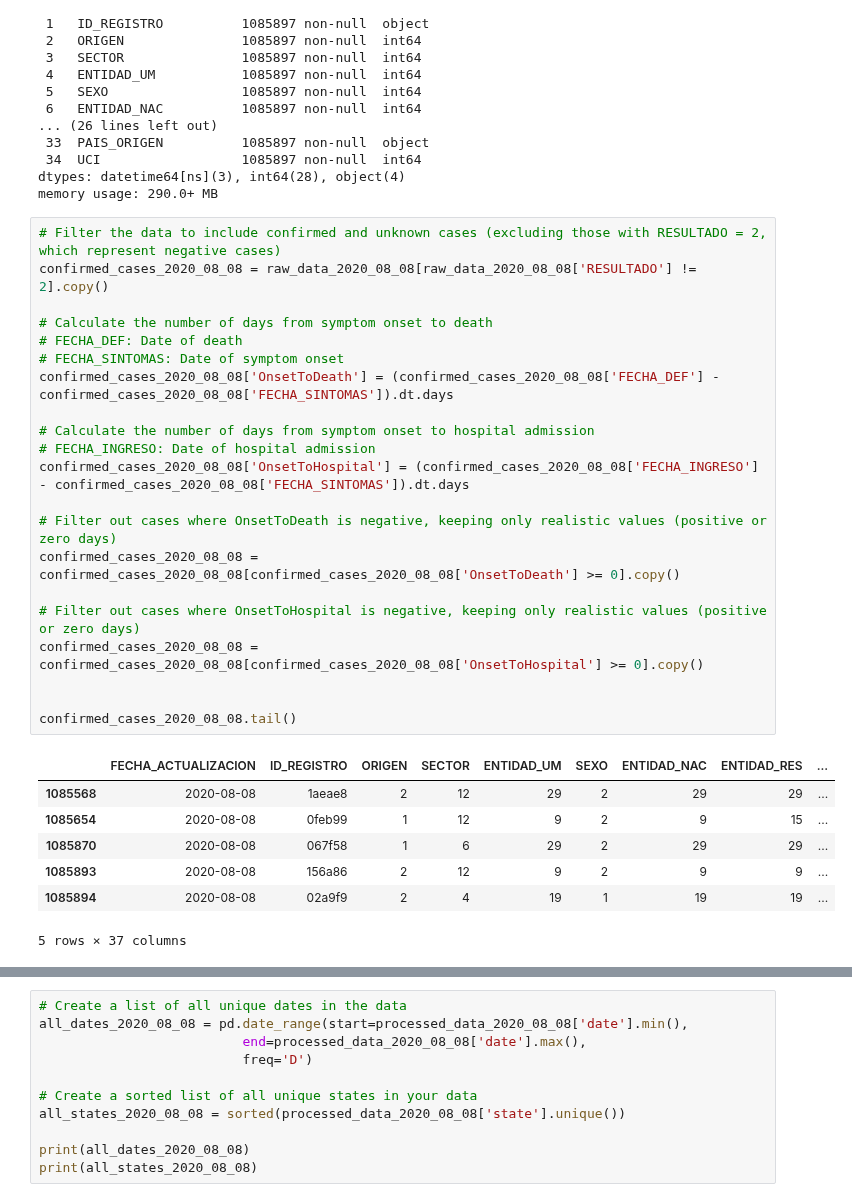
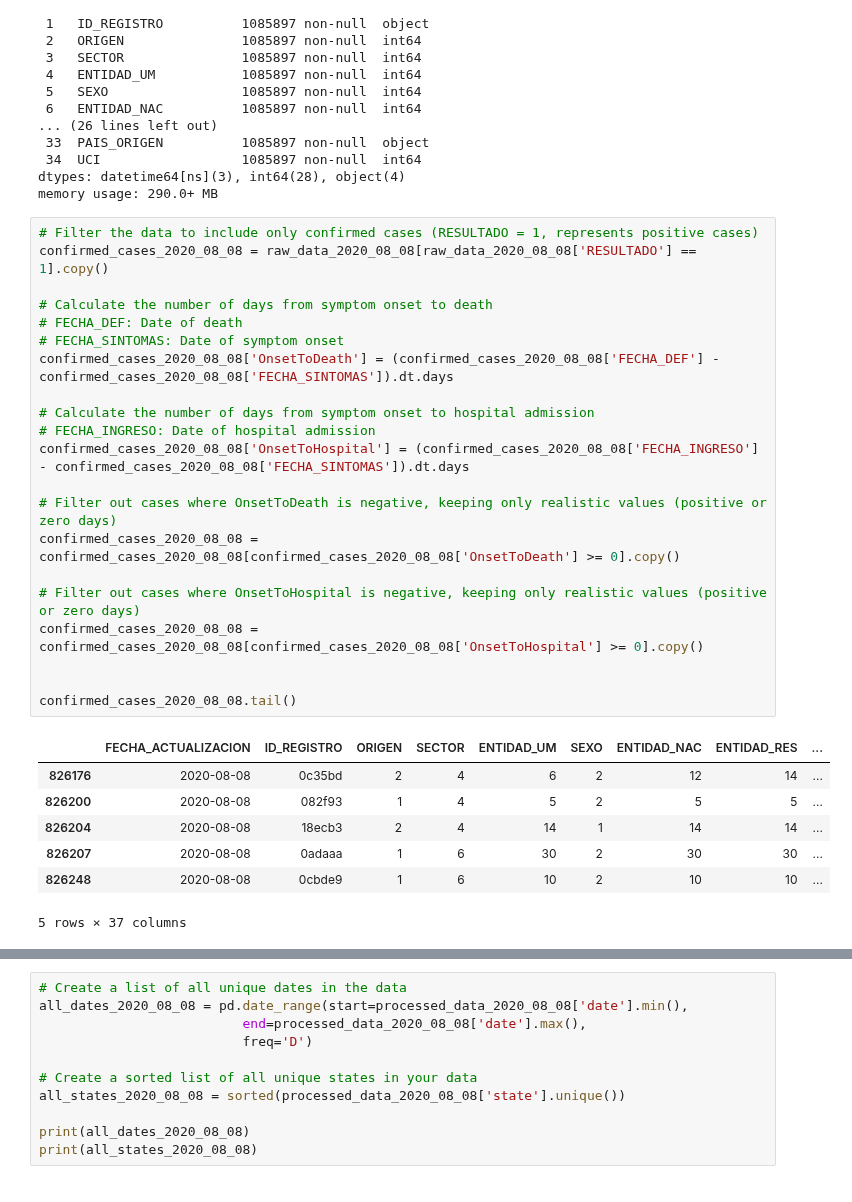
Before and after one commit to rosastreg/Undergrad_AM_Thesis, a Jupyter notebook: Notebooks/ETL.ipynb, the cells around one changed output, grey strips where cells are left out. Saved outputs shown, nothing was run; the diff lists cells and outputs as text.

Commit message:
adjusted filter conditions for ETL data

```diff
--- a/Notebooks/ETL.ipynb
+++ b/Notebooks/ETL.ipynb
@@ -246,33 +246,33 @@ Data columns (total 35 columns):
 dtypes: datetime64[ns](3), int64(28), object(4)
 memory usage: 290.0+ MB
 # %%
-# Filter the data to include confirmed and unknown cases (excluding those with RESULTADO = 2, which represent negative cases)
-confirmed_cases_2020_08_08 = raw_data_2020_08_08[raw_data_2020_08_08['RESULTADO'] != 2].copy()
+# Filter the data to include only confirmed cases (RESULTADO = 1, represents positive cases)
+confirmed_cases_2020_08_08 = raw_data_2020_08_08[raw_data_2020_08_08['RESULTADO'] == 1].copy()
 
 # Calculate the number of days from symptom onset to death
 # FECHA_DEF: Date of death
 # FECHA_SINTOMAS: Date of symptom onset
 confirmed_cases_2020_08_08['OnsetToDeath'] = (confirmed_cases_2020_08_08['FECHA_DEF'] - confirmed_cases_2020_08_08['FECHA_SINTOMAS']).dt.days
 
 # Calculate the number of days from symptom onset to hospital admission
 # FECHA_INGRESO: Date of hospital admission
 confirmed_cases_2020_08_08['OnsetToHospital'] = (confirmed_cases_2020_08_08['FECHA_INGRESO'] - confirmed_cases_2020_08_08['FECHA_SINTOMAS']).dt.days
 
 # Filter out cases where OnsetToDeath is negative, keeping only realistic values (positive or zero days)
 confirmed_cases_2020_08_08 = confirmed_cases_2020_08_08[confirmed_cases_2020_08_08['OnsetToDeath'] >= 0].copy()
 
 # Filter out cases where OnsetToHospital is negative, keeping only realistic values (positive or zero days)
 confirmed_cases_2020_08_08 = confirmed_cases_2020_08_08[confirmed_cases_2020_08_08['OnsetToHospital'] >= 0].copy()
 
 
 confirmed_cases_2020_08_08.tail()
 # %% [output]
 |  | FECHA_ACTUALIZACION | ID_REGISTRO | ORIGEN | SECTOR | ENTIDAD_UM | SEXO | ENTIDAD_NAC | ENTIDAD_RES | ... |
-| 1085568 | 2020-08-08 | 1aeae8 | 2 | 12 | 29 | 2 | 29 | 29 | ... |
-| 1085654 | 2020-08-08 | 0feb99 | 1 | 12 | 9 | 2 | 9 | 15 | ... |
-| 1085870 | 2020-08-08 | 067f58 | 1 | 6 | 29 | 2 | 29 | 29 | ... |
-| 1085893 | 2020-08-08 | 156a86 | 2 | 12 | 9 | 2 | 9 | 9 | ... |
-| 1085894 | 2020-08-08 | 02a9f9 | 2 | 4 | 19 | 1 | 19 | 19 | ... |
+| 826176 | 2020-08-08 | 0c35bd | 2 | 4 | 6 | 2 | 12 | 14 | ... |
+| 826200 | 2020-08-08 | 082f93 | 1 | 4 | 5 | 2 | 5 | 5 | ... |
+| 826204 | 2020-08-08 | 18ecb3 | 2 | 4 | 14 | 1 | 14 | 14 | ... |
+| 826207 | 2020-08-08 | 0adaaa | 1 | 6 | 30 | 2 | 30 | 30 | ... |
+| 826248 | 2020-08-08 | 0cbde9 | 1 | 6 | 10 | 2 | 10 | 10 | ... |
 5 rows × 37 columns
 # %%
 # Group confirmed cases by the date of symptom onset (FECHA_SINTOMAS) and the state of residence (ENTIDAD_RES)
```
Also changed, not shown: parts of 11 cells of this notebook, 7 other files.
